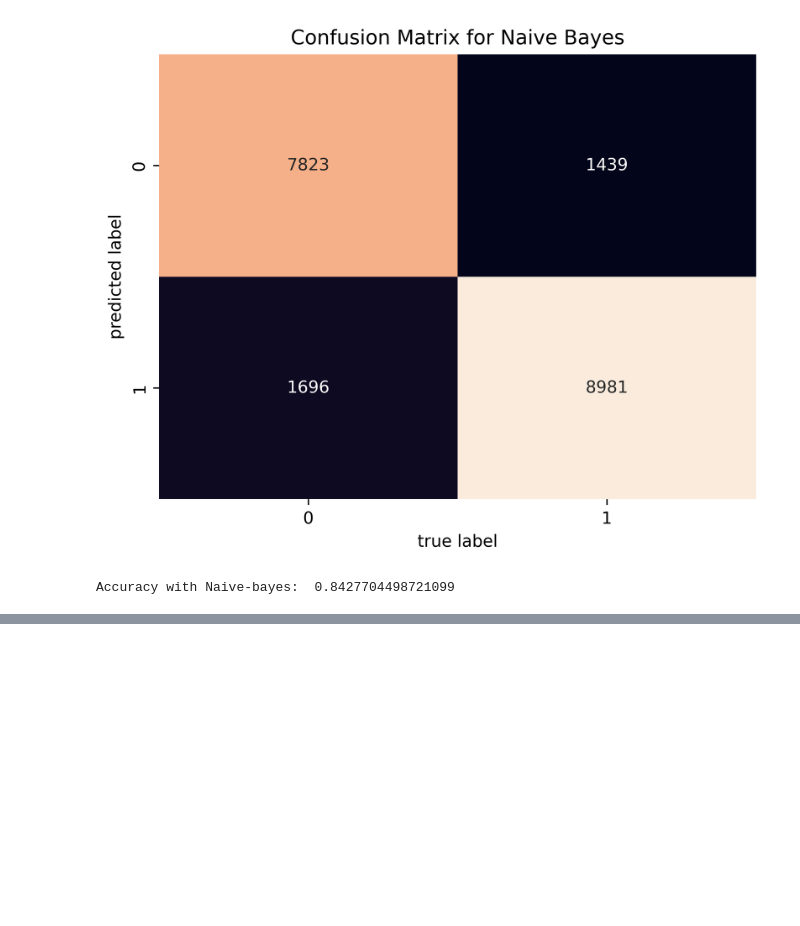
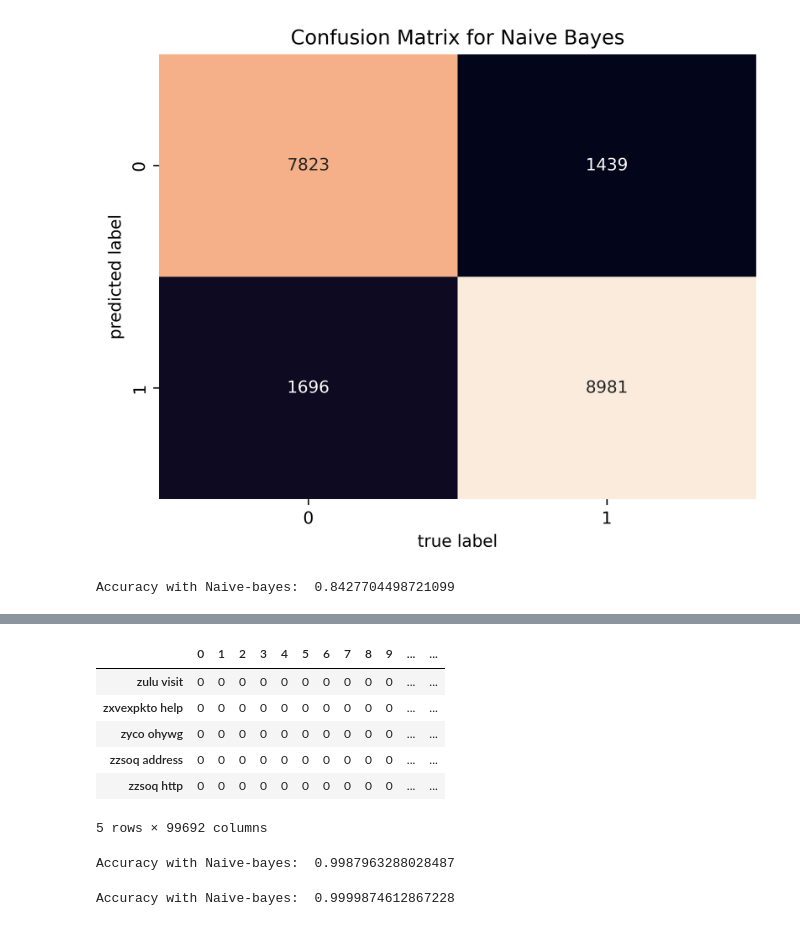
Before and after one commit to celisa/Political-Orientation-Classifier, a Jupyter notebook: 02_gen_mod/train.ipynb, the cells around one changed output, grey strips where cells are left out. Saved outputs shown, nothing was run; the diff lists cells and outputs as text; code cells hidden in the pictures; blank space fills up the shorter version.

Commit message:
Synthetic data

```diff
--- a/02_gen_mod/train.ipynb
+++ b/02_gen_mod/train.ipynb
@@ -335,0 +384,15 @@ Accuracy with Naive-bayes:  0.8427704498721099
+# %%
+synthetic_df=pd.read_csv("/Users/pr158admin/Desktop/NLP/Project/NLP_FinalProject/02_gen_mod/synthetic_data")
+text = synthetic_df['Tweets']
+model = CountVectorizer(ngram_range = (2, 2), max_df=0.90 ,min_df=2, stop_words='english')
+matrix = model.fit_transform(text).toarray()
+df_output = pd.DataFrame(data = matrix, columns = model.get_feature_names())
+df_output.T.tail(5)
+# %% [output]
+|  | 0 | 1 | 2 | 3 | 4 | 5 | 6 | 7 | 8 | 9 | ... | ... |
+| zulu visit | 0 | 0 | 0 | 0 | 0 | 0 | 0 | 0 | 0 | 0 | ... | ... |
+| zxvexpkto help | 0 | 0 | 0 | 0 | 0 | 0 | 0 | 0 | 0 | 0 | ... | ... |
+| zyco ohywg | 0 | 0 | 0 | 0 | 0 | 0 | 0 | 0 | 0 | 0 | ... | ... |
+| zzsoq address | 0 | 0 | 0 | 0 | 0 | 0 | 0 | 0 | 0 | 0 | ... | ... |
+| zzsoq http | 0 | 0 | 0 | 0 | 0 | 0 | 0 | 0 | 0 | 0 | ... | ... |
+5 rows × 99692 columns
@@ -335,0 +411,14 @@ Accuracy with Naive-bayes:  0.8427704498721099
+# %%
+from sklearn.metrics import accuracy_score
+
+score_naive = accuracy_score(predicted_naive, y_test)
+print("Accuracy with Naive-bayes: ",score_naive)
+# %% [output]
+Accuracy with Naive-bayes:  0.9987963288028487
+# %%
+from sklearn.metrics import accuracy_score
+
+score_naive = accuracy_score(predicted_naive, y_train)
+print("Accuracy with Naive-bayes: ",score_naive)
+# %% [output]
+Accuracy with Naive-bayes:  0.9999874612867228
```
Also changed, not shown: parts of 13 cells of this notebook, 3 other files.
